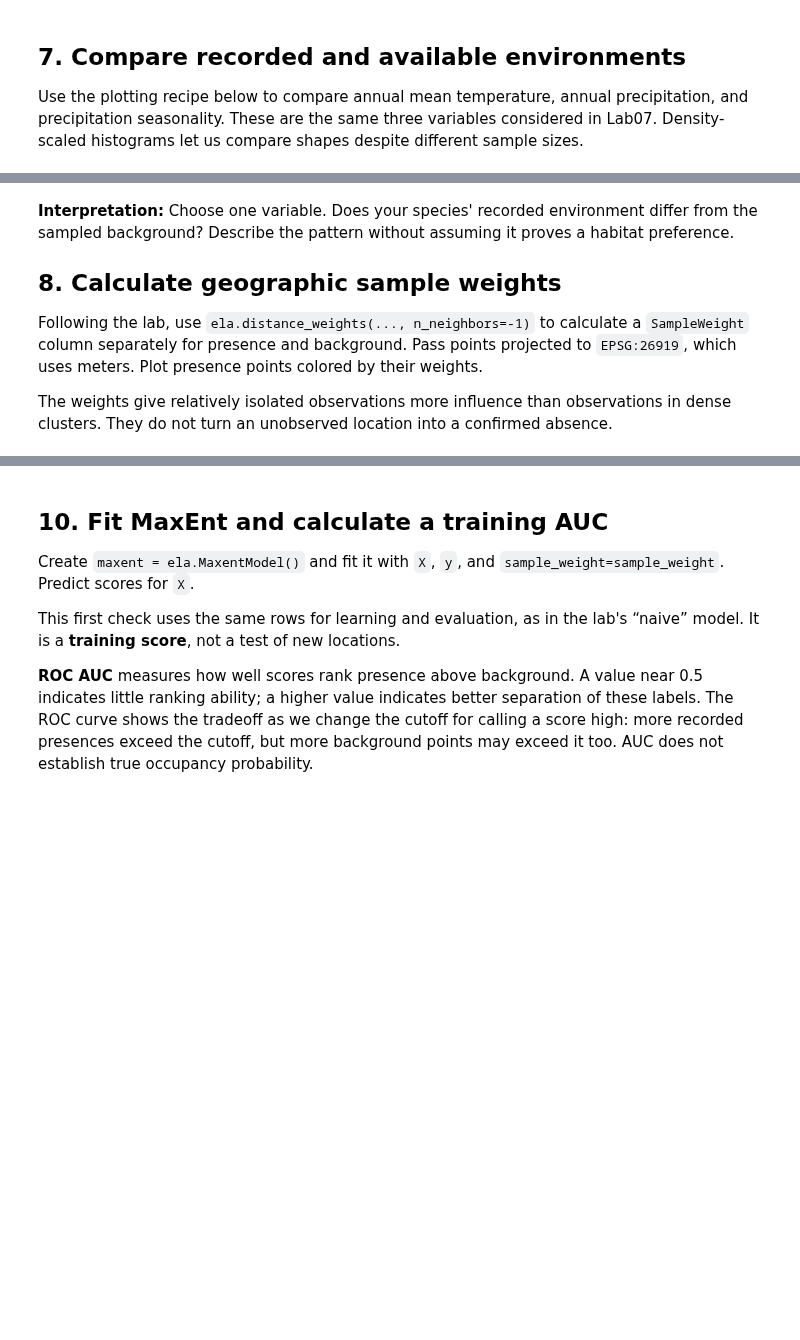
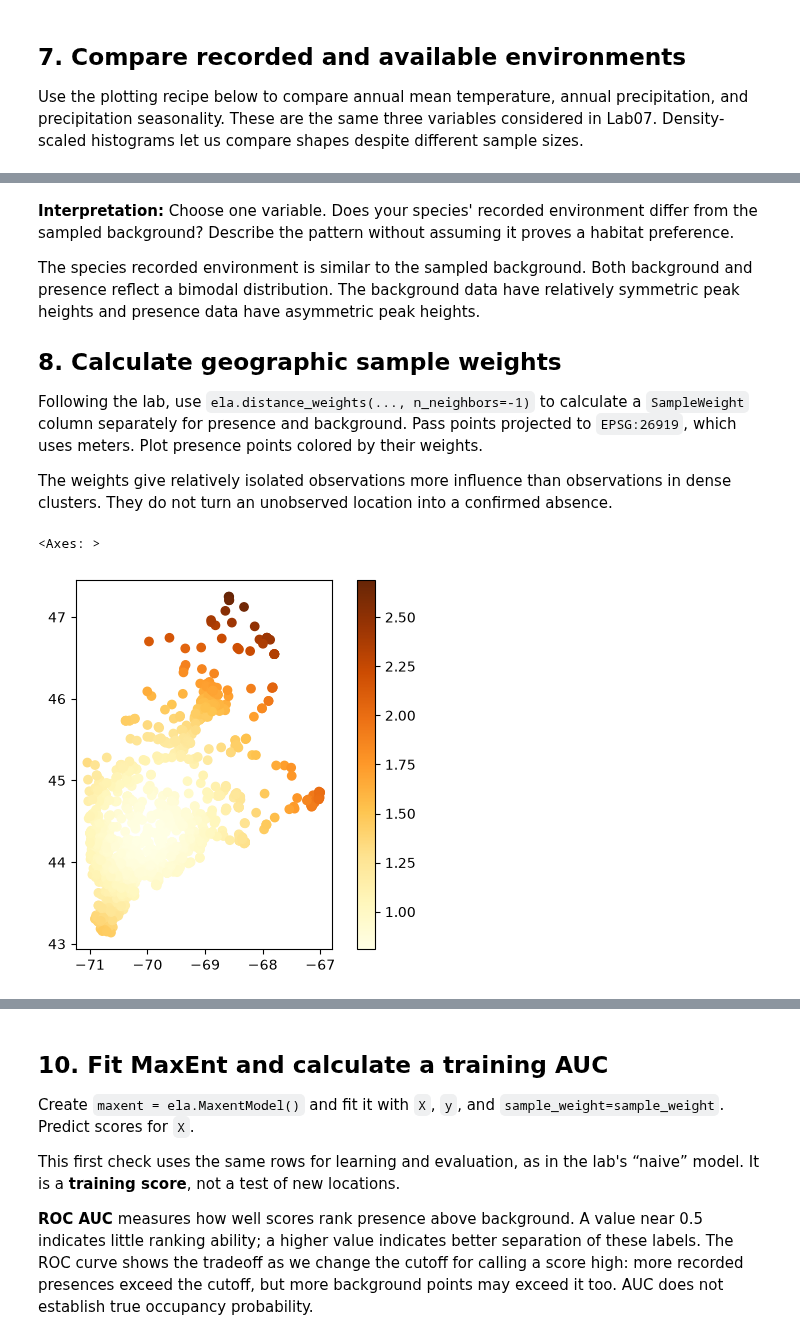
Before and after one commit to relleha/BIO597-SpatialBiodiversity, a Jupyter notebook: docs/assignments/Assignment-08-SDM-Software.ipynb, the cells around one changed output, grey strips where cells are left out. Drawn from its saved outputs; the diff is of its cells as text; code cells hidden in the pictures; blank space fills up the shorter version.

```diff
--- a/docs/assignments/Assignment-08-SDM-Software.ipynb
+++ b/docs/assignments/Assignment-08-SDM-Software.ipynb
@@ -98,7 +189,9 @@ Choose one sample for the remaining analysis and keep it fixed. The line below u
 
 **Background choice and justification:**
 # %%
-background_points = pseudoabsence
+background_points = pseudoabsence_bias
+
+# I selected the biased sample to reflect relatively diffuse sampling in northern Maine.
 # %% [markdown]
 ## 6. Extract climate values with `ela.annotate()`
 
@@ -107,4 +200,23 @@ Annotate `species_points.geometry` and your chosen `background_points` using `ra
 Annotation means extracting raster values at point locations. `drop_na=True` removes points falling on raster NoData cells.
 # %%
 # Annotate presence and background points, following Lab08.
+presence = ela.annotate(
+    species_points.geometry,
+    rasters,
+    labels=labels,
+    drop_na=True,
+    quiet=True,
+)
+
+# we'll use the biased sample locations
+background = ela.annotate(
+    background_points,
+    rasters,
+    labels=labels,
+    drop_na=True,
+    quiet=True,
+)
 # Print the usable counts and display presence.head().
+print("Number of usable presence counts:", len(presence))
+print("Number of usable background counts:", len(background))
+display(presence.head())
@@ -128,5 +251,7 @@ plt.show()
 # %% [markdown]
 **Interpretation:** Choose one variable. Does your species' recorded environment differ from the sampled background? Describe the pattern without assuming it proves a habitat preference.
+
+The species recorded environment is similar to the sampled background. Both background and presence reflect a bimodal distribution. The background data have relatively symmetric peak heights and presence data have asymmetric peak heights.
 
 ## 8. Calculate geographic sample weights
 
@@ -136,6 +261,13 @@ The weights give relatively isolated observations more influence than observatio
 # %%
 # Calculate presence["SampleWeight"] using presence.to_crs("EPSG:26919").
 # Calculate background["SampleWeight"] the same way.
 # Plot the presence weights with a legend.
+
+presence['SampleWeight'] = ela.distance_weights(presence.to_crs('EPSG:26919'), n_neighbors=-1)
+background['SampleWeight'] = ela.distance_weights(background.to_crs('EPSG:26919'), n_neighbors=-1)
+presence.plot(column='SampleWeight', legend=True, cmap='YlOrBr')
+# %% [output]
+<Axes: >
+[figure, added]
 # %% [markdown]
 **Interpretation:** Where are the largest weights? Why would decimal degrees be a poor unit for the distance calculations?
```
Also changed, not shown: parts of 15 cells of this notebook.
